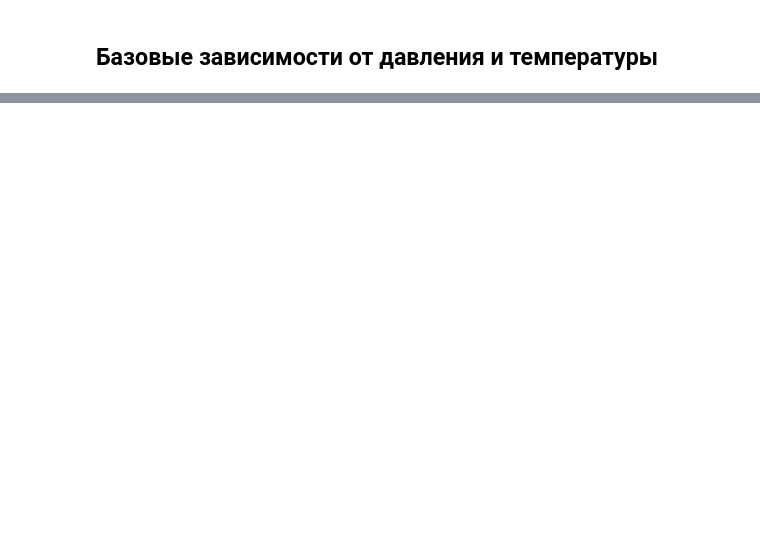
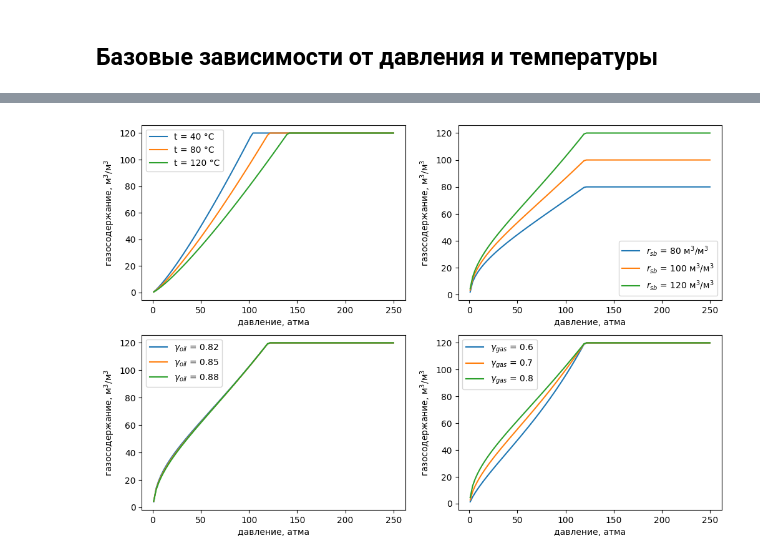
Before and after one commit to unifloc/unifloc_vba, a Jupyter notebook: examples_python/10_PVT_model.ipynb, the cells around one changed output, grey strips where cells are left out. Saved outputs shown, nothing was run; the diff lists cells and outputs as text; code cells hidden in the pictures; blank space fills up the shorter version.

```diff
--- a/examples_python/10_PVT_model.ipynb
+++ b/examples_python/10_PVT_model.ipynb
@@ -276,0 +330,4 @@ plt.show()
+# %%
+plot_pvt(PVT_corr_set=1, pb_atma=120)
+# %% [output]
+[figure, added]
```
Also changed, not shown: parts of 6 cells of this notebook.
